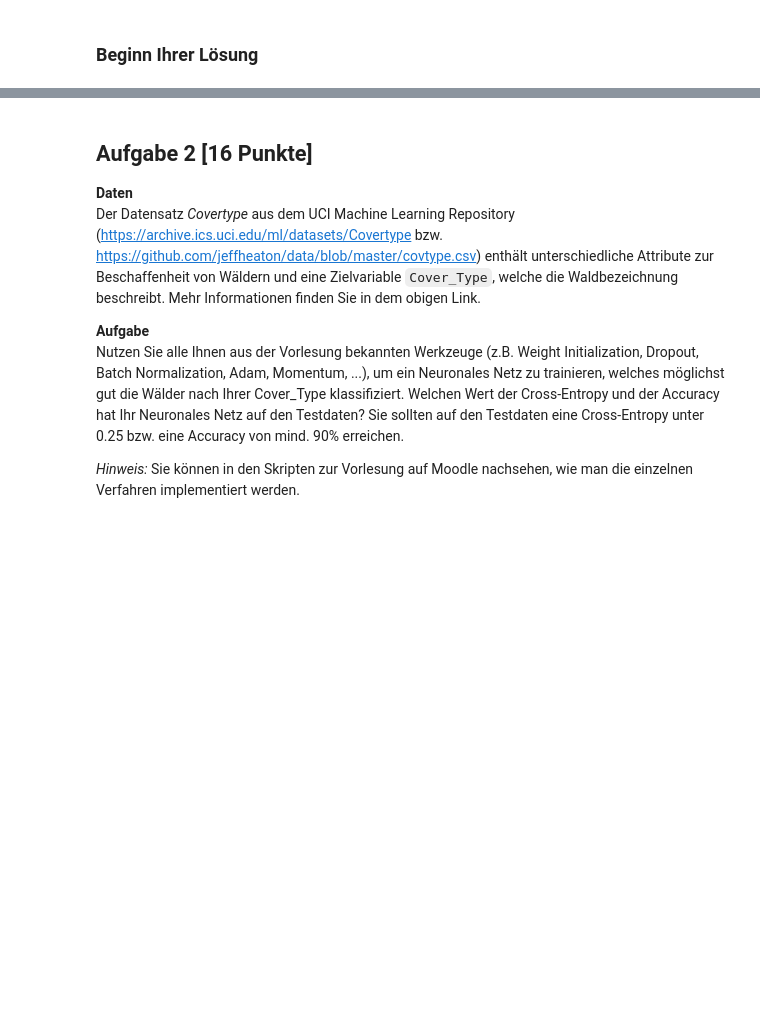
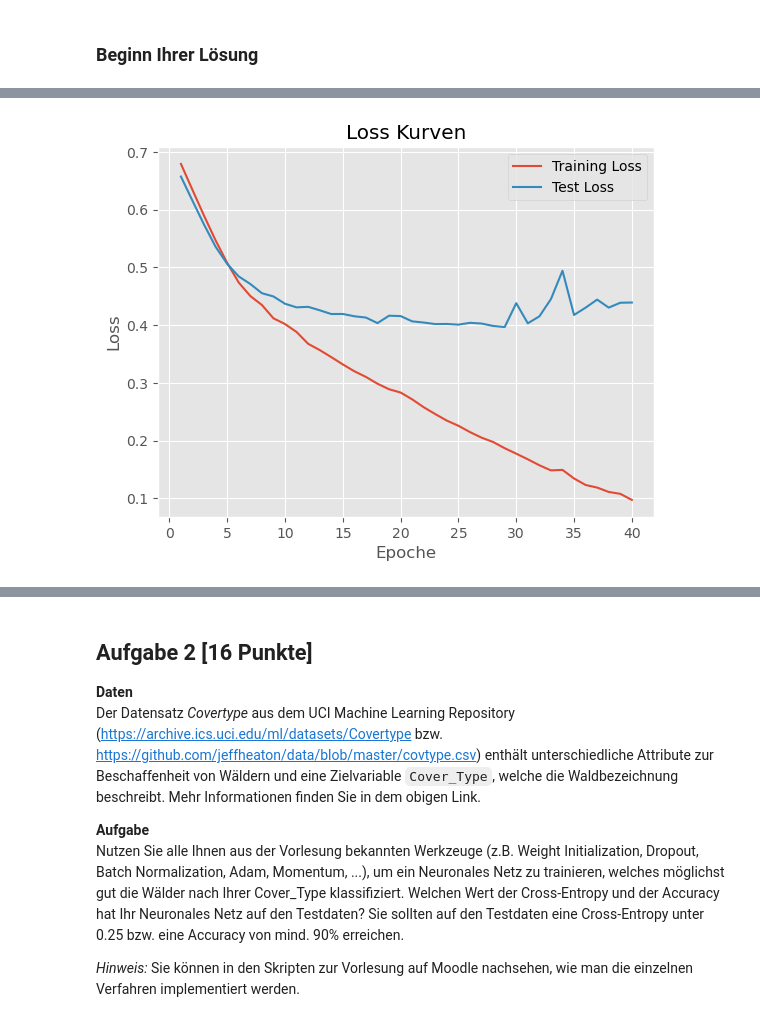
Before and after one commit to qq-ki/ML_Praktikum, a Jupyter notebook: Semester_4/Aufgabenblatt 4/Blatt 4 - ML2 - Regularization und NN.ipynb, the cells around one changed output, grey strips where cells are left out. Drawn from its saved outputs; the diff is of its cells as text; code cells hidden in the pictures; blank space fills up the shorter version.

Commit message:
Aufgabe 1 fertig

```diff
--- a/Semester_4/Aufgabenblatt 4/Blatt 4 - ML2 - Regularization und NN.ipynb
+++ b/Semester_4/Aufgabenblatt 4/Blatt 4 - ML2 - Regularization und NN.ipynb
@@ -113,0 +137,53 @@ class Net(nn.Module):
+# %%
+#Aufgabe 1.1:
+batch_size = 32
+train_loader = torch.utils.data.DataLoader(list(zip(train_data, train_targets)), batch_size=batch_size, shuffle=True)
+
+test_loader = torch.utils.data.DataLoader(list(zip(test_data, test_targets)), batch_size=batch_size, shuffle=False)
+
+model = Net(input_size=32*32*3)
+optimizer = optim.SGD(model.parameters(), lr=learning_rate)
+criterion = nn.NLLLoss() #Cross-Entropy
+
+#Training and testing loops
+train_losses = []
+test_losses = []
+
+for epoch in range(1, n_epochs + 1):
+    model.train()
+    batch_losses = []
+    for batch_idx, (data, target) in enumerate(train_loader):
+        optimizer.zero_grad()
+        output = model(data)
+        loss = criterion(output, target)
+        loss.backward()
+        optimizer.step()
+        batch_losses.append(loss.item())
+
+        if batch_idx % log_interval == 0:
+            print(f"Epoche {epoch} [{batch_idx * len(data)}/{len(train_loader.dataset)}]\tLoss: {loss.item():.6f}")
+
+    train_losses.append(np.mean(batch_losses))
+
+    #Evaluation auf Test
+    model.eval()
+    test_loss = 0
+    with torch.no_grad():
+        for data, target in test_loader:
+            output = model(data)
+            loss = criterion(output, target)
+            test_loss += loss.item()
+
+    test_loss /= len(test_loader)
+    test_losses.append(test_loss)
+
+#Plot von Loss Kurven
+plt.figure()
+plt.plot(range(1, n_epochs + 1), train_losses, label='Training Loss')
+plt.plot(range(1, n_epochs + 1), test_losses, label='Test Loss')
+plt.xlabel('Epoche')
+plt.ylabel('Loss')
+plt.title('Loss Kurven')
+plt.legend()
+plt.show()
+# %% [output]
@@ -113,0 +207 @@ class Net(nn.Module):
+[figure, added]
```
Also changed, not shown: parts of 11 cells of this notebook.
